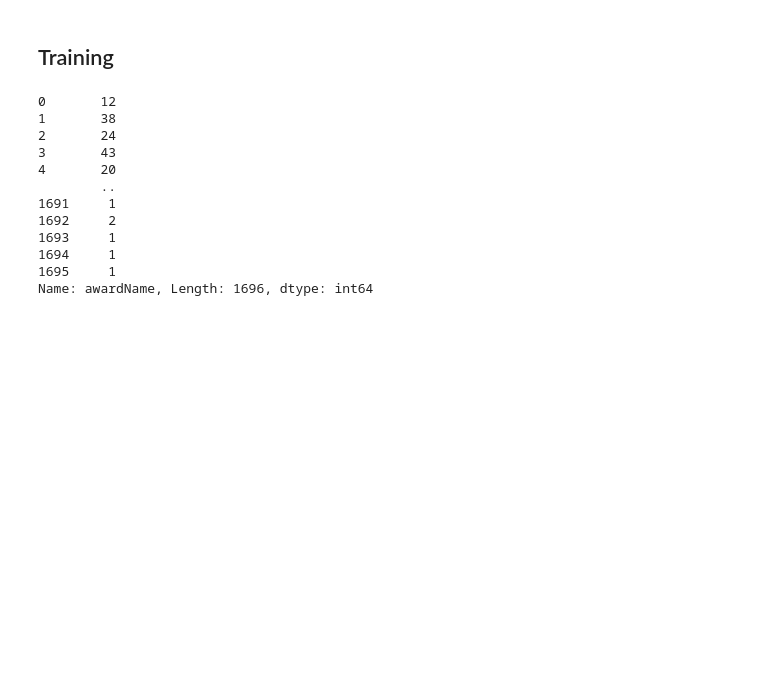
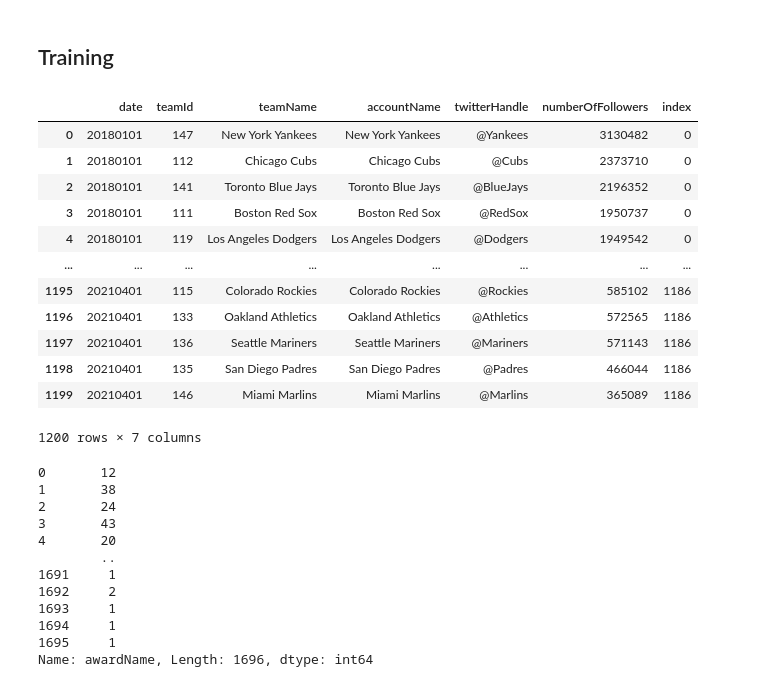
Before and after one commit to a-f-may/mlb, a Jupyter notebook: lgbm_train.ipynb, the cells around one changed output. Cells and saved outputs as stored; diff of their text form; code cells hidden in the pictures; blank space fills up the shorter version.

```diff
--- a/lgbm_train.ipynb
+++ b/lgbm_train.ipynb
@@ -131,6 +132,22 @@ events_p = events
 events_p["playerId"] = events_p["pitcherId"]
 events_h = events
 events_h["playerId"] = events_p["hitterId"]
+# %%
+teamtwitter
+# %% [output]
+|  | date | teamId | teamName | accountName | twitterHandle | numberOfFollowers | index |
+| 0 | 20180101 | 147 | New York Yankees | New York Yankees | @Yankees | 3130482 | 0 |
+| 1 | 20180101 | 112 | Chicago Cubs | Chicago Cubs | @Cubs | 2373710 | 0 |
+| 2 | 20180101 | 141 | Toronto Blue Jays | Toronto Blue Jays | @BlueJays | 2196352 | 0 |
+| 3 | 20180101 | 111 | Boston Red Sox | Boston Red Sox | @RedSox | 1950737 | 0 |
+| 4 | 20180101 | 119 | Los Angeles Dodgers | Los Angeles Dodgers | @Dodgers | 1949542 | 0 |
+| ... | ... | ... | ... | ... | ... | ... | ... |
+| 1195 | 20210401 | 115 | Colorado Rockies | Colorado Rockies | @Rockies | 585102 | 1186 |
+| 1196 | 20210401 | 133 | Oakland Athletics | Oakland Athletics | @Athletics | 572565 | 1186 |
+| 1197 | 20210401 | 136 | Seattle Mariners | Seattle Mariners | @Mariners | 571143 | 1186 |
+| 1198 | 20210401 | 135 | San Diego Padres | San Diego Padres | @Padres | 466044 | 1186 |
+| 1199 | 20210401 | 146 | Miami Marlins | Miami Marlins | @Marlins | 365089 | 1186 |
+1200 rows × 7 columns
 # %%
 awards2 = awards.groupby("playerId").count()
 awards2 = awards2.reset_index()
```
Also changed, not shown: parts of 15 cells of this notebook.
